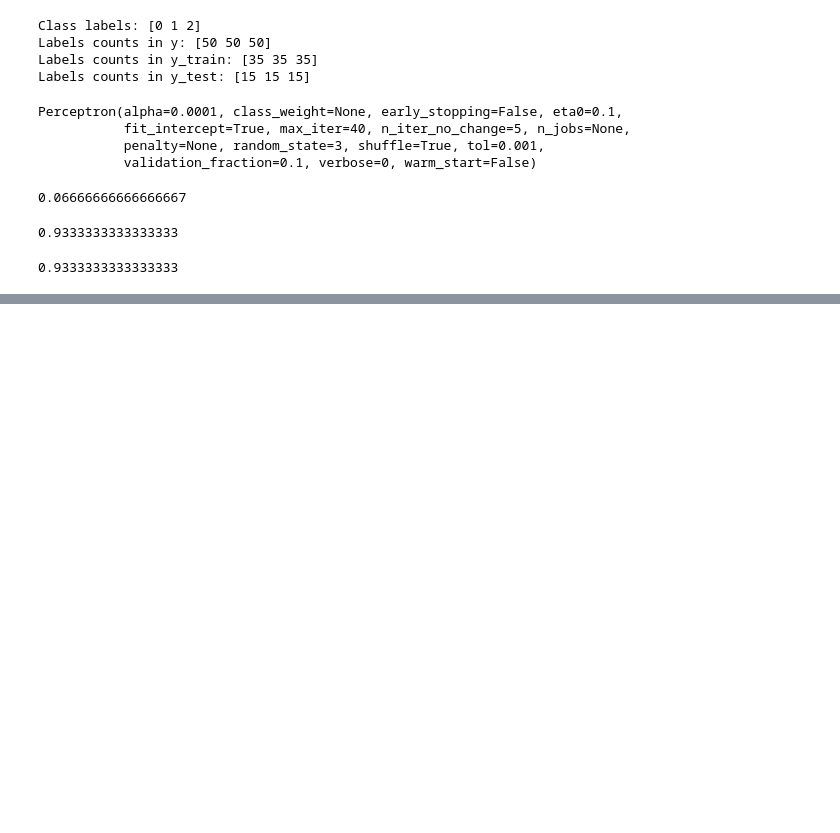
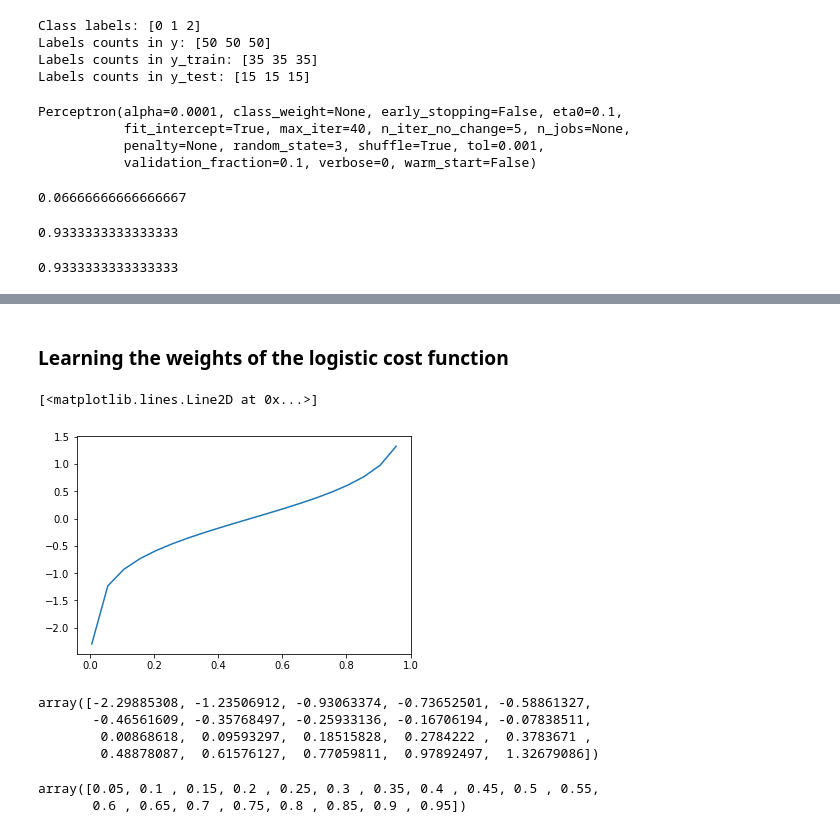
Before and after one commit to panda2727/python-machine-learning-book-2nd-edition, a Jupyter notebook: code/ch03/ch03_sandbox.ipynb, the cells around one changed output, grey strips where cells are left out. Saved outputs shown, nothing was run; the diff lists cells and outputs as text; code cells hidden in the pictures; blank space fills up the shorter version.

```diff
--- a/code/ch03/ch03_sandbox.ipynb
+++ b/code/ch03/ch03_sandbox.ipynb
@@ -71,0 +95,21 @@ for i in range(0, 10, 2):
+# %% [markdown]
+### Learning the weights of the logistic cost function
+# %%
+x = np.arange(0.005, 1, 0.05)
+y = np.log10(x/(1-x))
+plt.plot(x, y)
+# %% [output]
+[<matplotlib.lines.Line2D at 0x...>]
+[figure, added]
+# %%
+y
+# %% [output]
+array([-2.29885308, -1.23506912, -0.93063374, -0.73652501, -0.58861327,
+       -0.46561609, -0.35768497, -0.25933136, -0.16706194, -0.07838511,
+        0.00868618,  0.09593297,  0.18515828,  0.2784222 ,  0.3783671 ,
+        0.48878087,  0.61576127,  0.77059811,  0.97892497,  1.32679086])
+# %%
+x
+# %% [output]
+array([0.05, 0.1 , 0.15, 0.2 , 0.25, 0.3 , 0.35, 0.4 , 0.45, 0.5 , 0.55,
+       0.6 , 0.65, 0.7 , 0.75, 0.8 , 0.85, 0.9 , 0.95])
```
Also changed, not shown: parts of 6 cells of this notebook.
